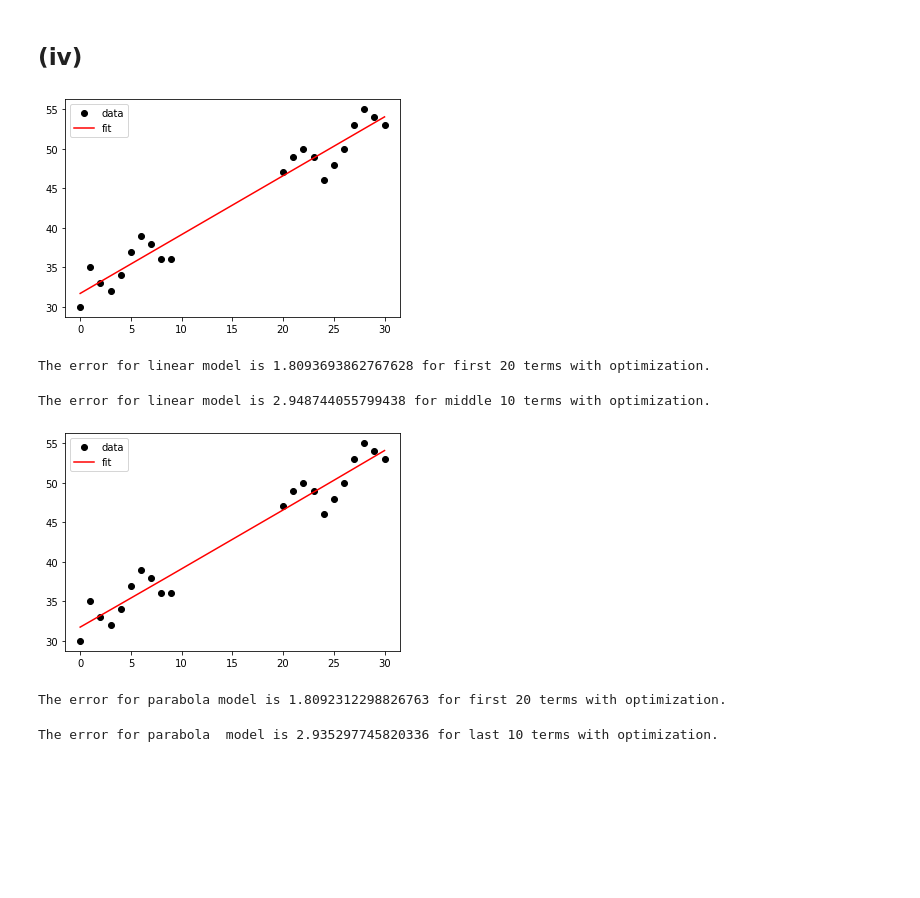
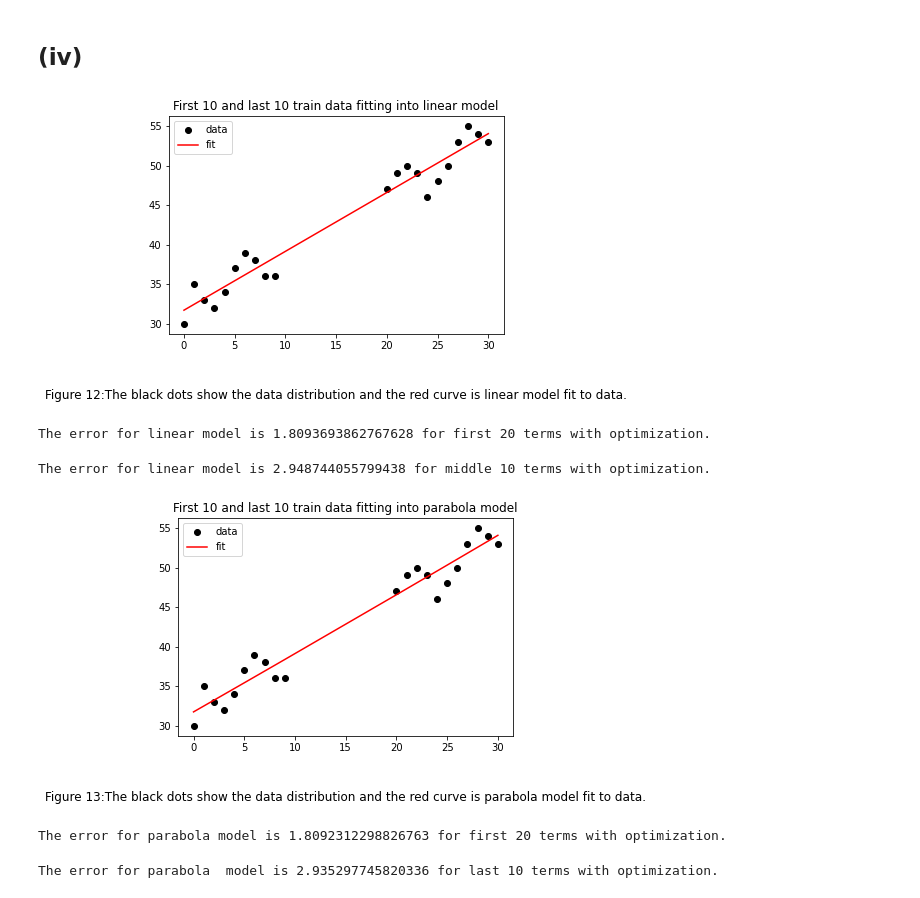
Before and after one commit to ZiwenLi0325/EE399, a Jupyter notebook: hw1/hw1.ipynb, the cells around one changed output. Cells and saved outputs as stored; diff of their text form; code cells hidden in the pictures; blank space fills up the shorter version.

```diff
--- a/hw1/hw1.ipynb
+++ b/hw1/hw1.ipynb
@@ -325,25 +327,27 @@ y_10 = Y[10:20]
 # %%
 #line fit
 def velfit(c, x, y):
     e2 = np.sqrt(np.sum((c[0]*x+c[1]-y)**2)/len(x))
     return e2
 
 v0 = np.array([3, 3])   # 3 3
 
 res= opt.minimize(velfit, v0, args=(x_20, y_20), method='Nelder-Mead')
 
 c = res.x
 
 x2 = np.arange(0, 31.01, 0.01)
 yfit2 = (c[0]*x_20+c[1])
 
 plt.plot(x_20, y_20, 'ko')
 plt.plot(x_20, yfit2, 'r-')
 plt.legend(["data","fit"])
+plt.title("First 10 and last 10 train data fitting into linear model")
+plt.text(0.5, -0.3, 'Figure 12:The black dots show the data distribution and the red curve is linear model fit to data.', ha='center', fontsize=12, transform=plt.gca().transAxes)
 plt.show()
 print("The error for linear model is "+ str(res.fun)+ " for first 20 terms with optimization.")
 # %% [output]
-[figure, old version]
+[figure, new version]
 The error for linear model is 1.8093693862767628 for first 20 terms with optimization.
 # %%
 error = str(velfit(c,x_10,y_10))
@@ -368,10 +372,13 @@ yfit2 = (c[0]*x_20**2+c[1]*x_20+c[2])
 plt.plot(x_20, y_20, 'ko')
 plt.plot(x_20, yfit2, 'r-')
 plt.legend(["data","fit"])
+plt.title("First 10 and last 10 train data fitting into parabola model")
+plt.text(0.5, -0.3, 'Figure 13:The black dots show the data distribution and the red curve is parabola model fit to data.', ha='center', fontsize=12, transform=plt.gca().transAxes)
+
 plt.show()
 print("The error for parabola model is "+ str(res.fun)+ " for first 20 terms with optimization.")
 # %% [output]
-[figure, old version]
+[figure, new version]
 The error for parabola model is 1.8092312298826763 for first 20 terms with optimization.
 # %%
 error = str(velfit(c,x_10,y_10))
```
Also changed, not shown: parts of 4 cells of this notebook.
